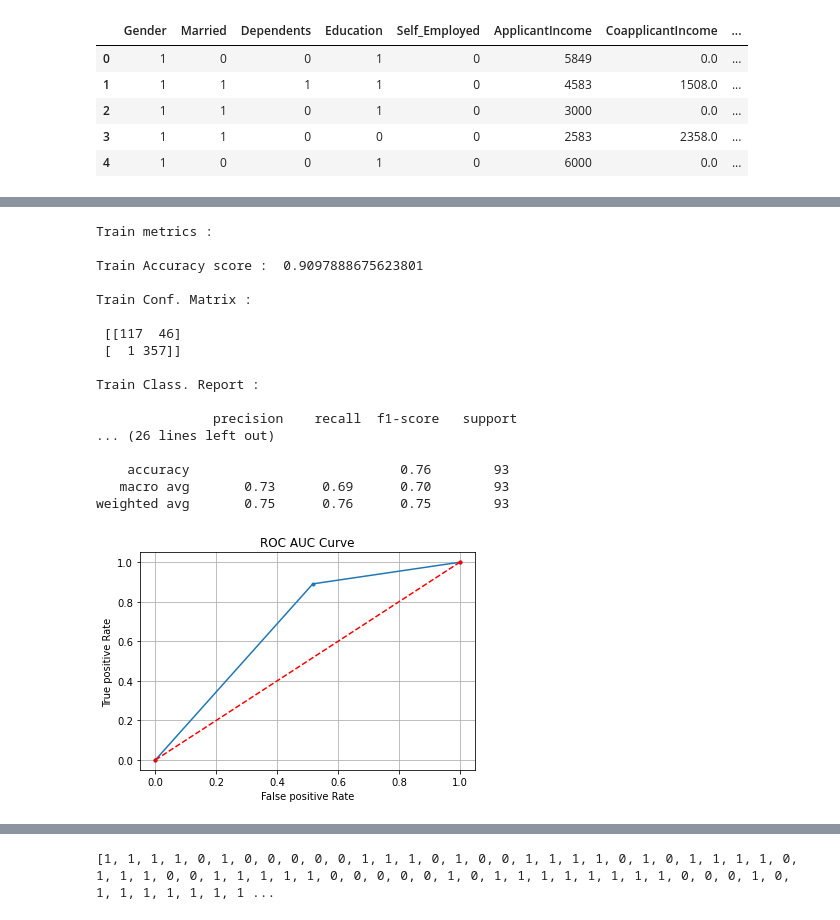
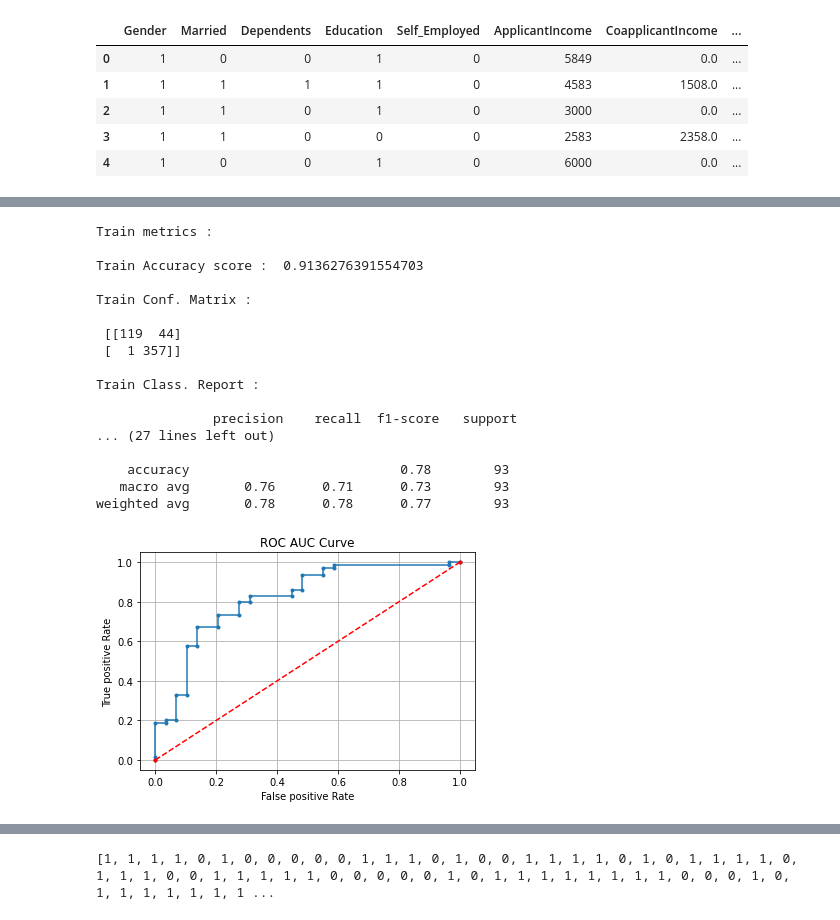
Before and after one commit to SharanDHONI/Loan-Apprval-prediction-AnalyticsVidhya, a Jupyter notebook: Loan-v2.ipynb, the cells around one changed output, grey strips where cells are left out. Saved outputs shown, nothing was run; the diff lists cells and outputs as text; code cells hidden in the pictures.

```diff
--- a/Loan-v2.ipynb
+++ b/Loan-v2.ipynb
@@ -1127,41 +1245,43 @@ print('\nTrain Class. Report :\n\n',cat_train_cr)
 cat_test_pred = cat.predict(xtest)
 cat_test_pp = cat.predict_proba(xtest)
 cat_test_pp = cat_test_pp[:,1]
 ##plotting ROC_CURVE
-fpr,tpr,thresh = roc_curve(ytest,cat_test_pred)
+fpr,tpr,thresh = roc_curve(ytest,cat_test_pp)
 plt.plot(fpr,tpr,marker='.')
 plt.plot([0,1],[0,1],linestyle='--',color='r',marker='.')
 plt.grid()
 plt.xlabel('False positive Rate')
 plt.ylabel('True positive Rate')
 plt.title('ROC AUC Curve')
 cat_test_acc = accuracy_score(ytest,cat_test_pred)
 cat_test_cm = confusion_matrix(ytest,cat_test_pred)
 cat_test_cr = classification_report(ytest,cat_test_pred)
+cat_test_rocauc = roc_auc_score(ytest,cat_test_pp)
 print('--'*40,'\n')
 print('Test Metrics :\n\n')
 print('Test accuracy score : ',cat_test_acc)
+print('roc auc score :',cat_test_rocauc)
 print('\nTest conf. matrix :\n\n',cat_test_cm)
 print('\nTest Class. Report :\n\n',cat_test_cr)
 # %% [output]
 Train metrics :
 
-Train Accuracy score :  0.9097888675623801
+Train Accuracy score :  0.9136276391554703
 
 Train Conf. Matrix :
 
- [[117  46]
+ [[119  44]
  [  1 357]]
 
 Train Class. Report :
 
                precision    recall  f1-score   support
-... (26 lines left out)
+... (27 lines left out)
 
-    accuracy                           0.76        93
-   macro avg       0.73      0.69      0.70        93
-weighted avg       0.75      0.76      0.75        93
+    accuracy                           0.78        93
+   macro avg       0.76      0.71      0.73        93
+weighted avg       0.78      0.78      0.77        93
-[figure, old version]
+[figure, new version]
 # %%
 ## train scores
 lgb.fit(xtrain,ytrain)
```
Also changed, not shown: parts of 96 cells of this notebook.
